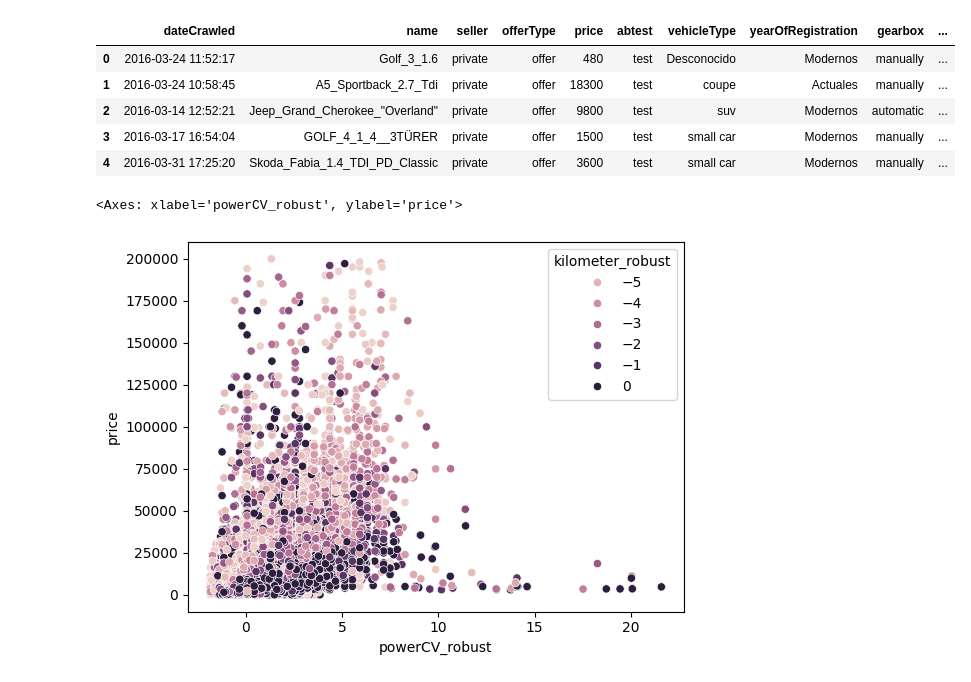
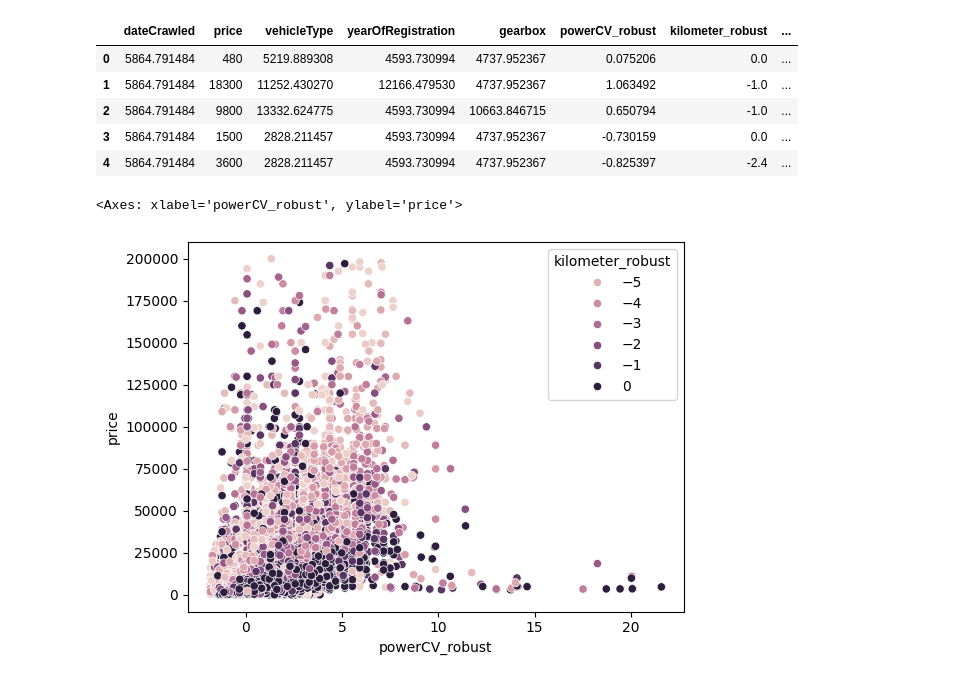
Before and after one commit to ngcarvajall/Lab_EDA_Gestion_Nulos, a Jupyter notebook: Prueba_Modelo_2/Modelo_2.ipynb, the cells around one changed output. Saved outputs shown, nothing was run; the diff lists cells and outputs as text; code cells hidden in the pictures.

```diff
--- a/Prueba_Modelo_2/Modelo_2.ipynb
+++ b/Prueba_Modelo_2/Modelo_2.ipynb
@@ -32,15 +32,15 @@ from tqdm import tqdm
 import warnings
 warnings.filterwarnings('ignore')
 # %%
-df = pd.read_csv('C:\\Users\\DELL\\Git\\Lab_EDA_Gestion_Nulos\\datos\\df_resultados_sin_out.csv', index_col=0)
+df = pd.read_csv('C:\\Users\\DELL\\Git\\Lab_EDA_Gestion_Nulos\\datos\\df_final.csv', index_col=0)
 df.head()
 # %% [output]
-|  | dateCrawled | name | seller | offerType | price | abtest | vehicleType | yearOfRegistration | gearbox | ... |
-| 0 | 2016-03-24 11:52:17 | Golf_3_1.6 | private | offer | 480 | test | Desconocido | Modernos | manually | ... |
-| 1 | 2016-03-24 10:58:45 | A5_Sportback_2.7_Tdi | private | offer | 18300 | test | coupe | Actuales | manually | ... |
-| 2 | 2016-03-14 12:52:21 | Jeep_Grand_Cherokee_"Overland" | private | offer | 9800 | test | suv | Modernos | automatic | ... |
-| 3 | 2016-03-17 16:54:04 | GOLF_4_1_4__3TÜRER | private | offer | 1500 | test | small car | Modernos | manually | ... |
-| 4 | 2016-03-31 17:25:20 | Skoda_Fabia_1.4_TDI_PD_Classic | private | offer | 3600 | test | small car | Modernos | manually | ... |
+|  | dateCrawled | price | vehicleType | yearOfRegistration | gearbox | powerCV_robust | kilometer_robust | ... |
+| 0 | 5864.791484 | 480 | 5219.889308 | 4593.730994 | 4737.952367 | 0.075206 | 0.0 | ... |
+| 1 | 5864.791484 | 18300 | 11252.430270 | 12166.479530 | 4737.952367 | 1.063492 | -1.0 | ... |
+| 2 | 5864.791484 | 9800 | 13332.624775 | 4593.730994 | 10663.846715 | 0.650794 | -1.0 | ... |
+| 3 | 5864.791484 | 1500 | 2828.211457 | 4593.730994 | 4737.952367 | -0.730159 | 0.0 | ... |
+| 4 | 5864.791484 | 3600 | 2828.211457 | 4593.730994 | 4737.952367 | -0.825397 | -2.4 | ... |
 # %%
 sns.scatterplot(y = 'price', x = 'powerCV_robust', hue='kilometer_robust' ,data = df)
 # %% [output]
```
Also changed, not shown: parts of 16 cells of this notebook, 4 other files.
